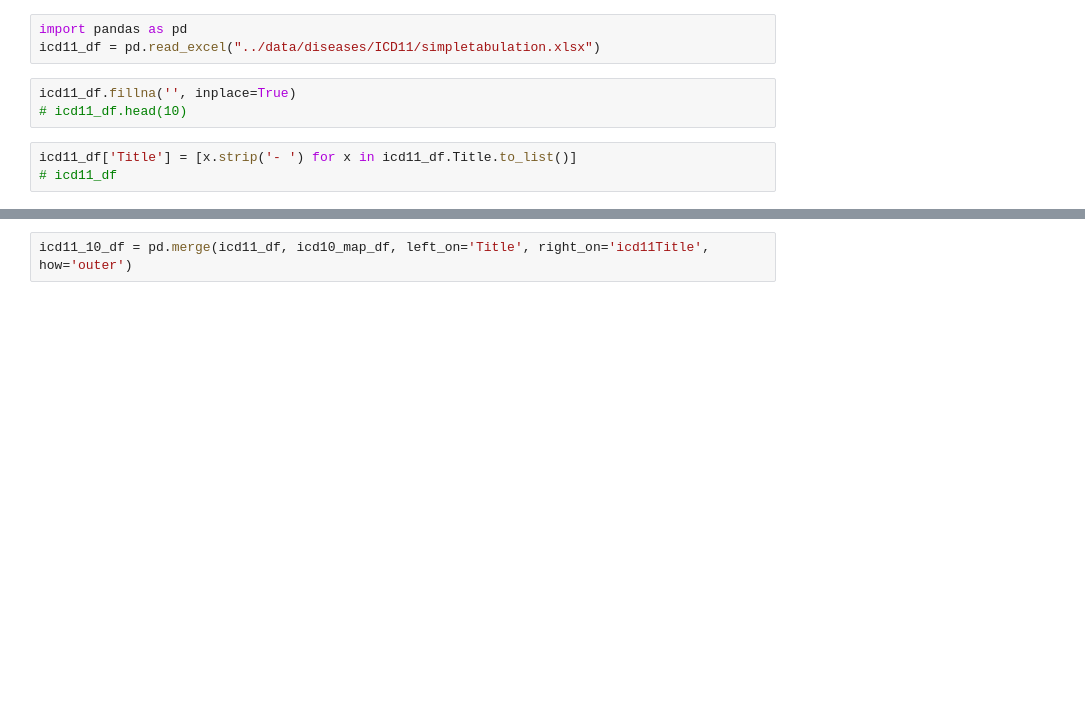
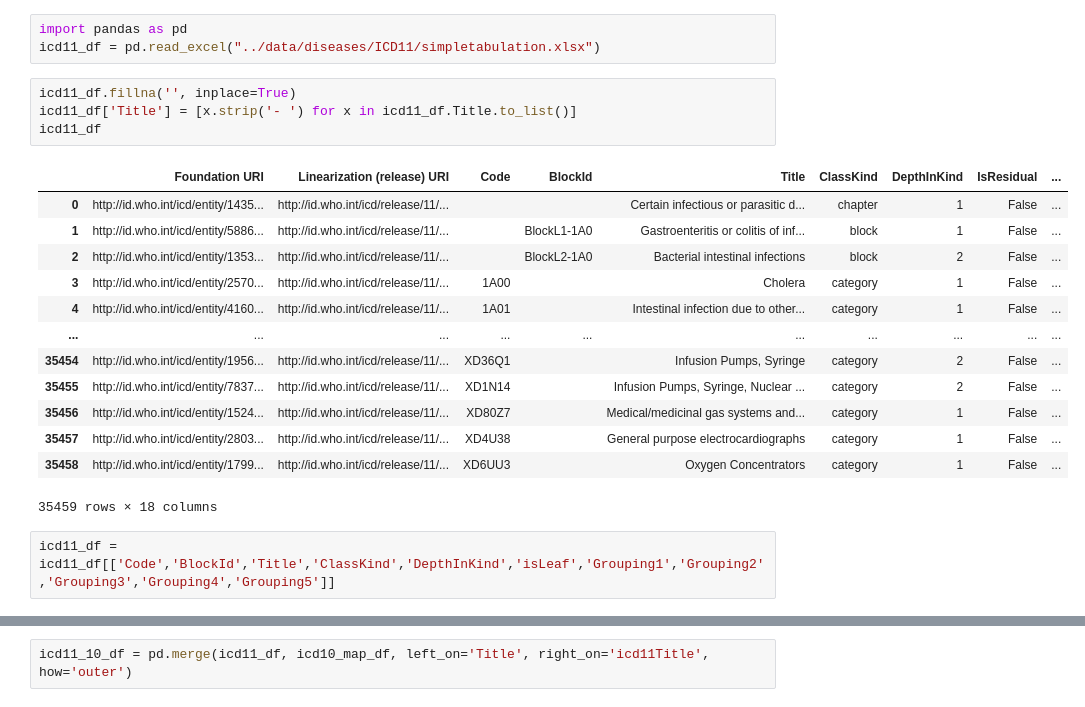
Before and after one commit to rangan2510/InteractDb-rc2, a Jupyter notebook: parser/icd-11-parser.ipynb, the cells around one changed output, grey strips where cells are left out. Saved outputs shown, nothing was run; the diff lists cells and outputs as text; blank space fills up the shorter version.

```diff
--- a/parser/icd-11-parser.ipynb
+++ b/parser/icd-11-parser.ipynb
@@ -3,10 +3,24 @@ import pandas as pd
 icd11_df = pd.read_excel("../data/diseases/ICD11/simpletabulation.xlsx")
 # %%
 icd11_df.fillna('', inplace=True)
-# icd11_df.head(10)
+icd11_df['Title'] = [x.strip('- ') for x in icd11_df.Title.to_list()]
+icd11_df
+# %% [output]
+|  | Foundation URI | Linearization (release) URI | Code | BlockId | Title | ClassKind | DepthInKind | IsResidual | ... |
+| 0 | http://id.who.int/icd/entity/1435... | http://id.who.int/icd/release/11/... |  |  | Certain infectious or parasitic d... | chapter | 1 | False | ... |
+| 1 | http://id.who.int/icd/entity/5886... | http://id.who.int/icd/release/11/... |  | BlockL1-1A0 | Gastroenteritis or colitis of inf... | block | 1 | False | ... |
+| 2 | http://id.who.int/icd/entity/1353... | http://id.who.int/icd/release/11/... |  | BlockL2-1A0 | Bacterial intestinal infections | block | 2 | False | ... |
+| 3 | http://id.who.int/icd/entity/2570... | http://id.who.int/icd/release/11/... | 1A00 |  | Cholera | category | 1 | False | ... |
+| 4 | http://id.who.int/icd/entity/4160... | http://id.who.int/icd/release/11/... | 1A01 |  | Intestinal infection due to other... | category | 1 | False | ... |
+| ... | ... | ... | ... | ... | ... | ... | ... | ... | ... |
+| 35454 | http://id.who.int/icd/entity/1956... | http://id.who.int/icd/release/11/... | XD36Q1 |  | Infusion Pumps, Syringe | category | 2 | False | ... |
+| 35455 | http://id.who.int/icd/entity/7837... | http://id.who.int/icd/release/11/... | XD1N14 |  | Infusion Pumps, Syringe, Nuclear ... | category | 2 | False | ... |
+| 35456 | http://id.who.int/icd/entity/1524... | http://id.who.int/icd/release/11/... | XD80Z7 |  | Medical/medicinal gas systems and... | category | 1 | False | ... |
+| 35457 | http://id.who.int/icd/entity/2803... | http://id.who.int/icd/release/11/... | XD4U38 |  | General purpose electrocardiographs | category | 1 | False | ... |
+| 35458 | http://id.who.int/icd/entity/1799... | http://id.who.int/icd/release/11/... | XD6UU3 |  | Oxygen Concentrators | category | 1 | False | ... |
+35459 rows × 18 columns
-# %%
-icd11_df['Title'] = [x.strip('- ') for x in icd11_df.Title.to_list()]
-# icd11_df
+# %%
+icd11_df = icd11_df[['Code','BlockId','Title','ClassKind','DepthInKind','isLeaf','Grouping1','Grouping2','Grouping3','Grouping4','Grouping5']]
 # %%
 icd10_map_df = pd.read_excel("../data/diseases/ICD11/mapping/11To10MapToOneCategory.xlsx")
 icd10_map_df = icd10_map_df.iloc[: , :-1]
```
Also changed, not shown: parts of 4 cells of this notebook, 13 other files.
